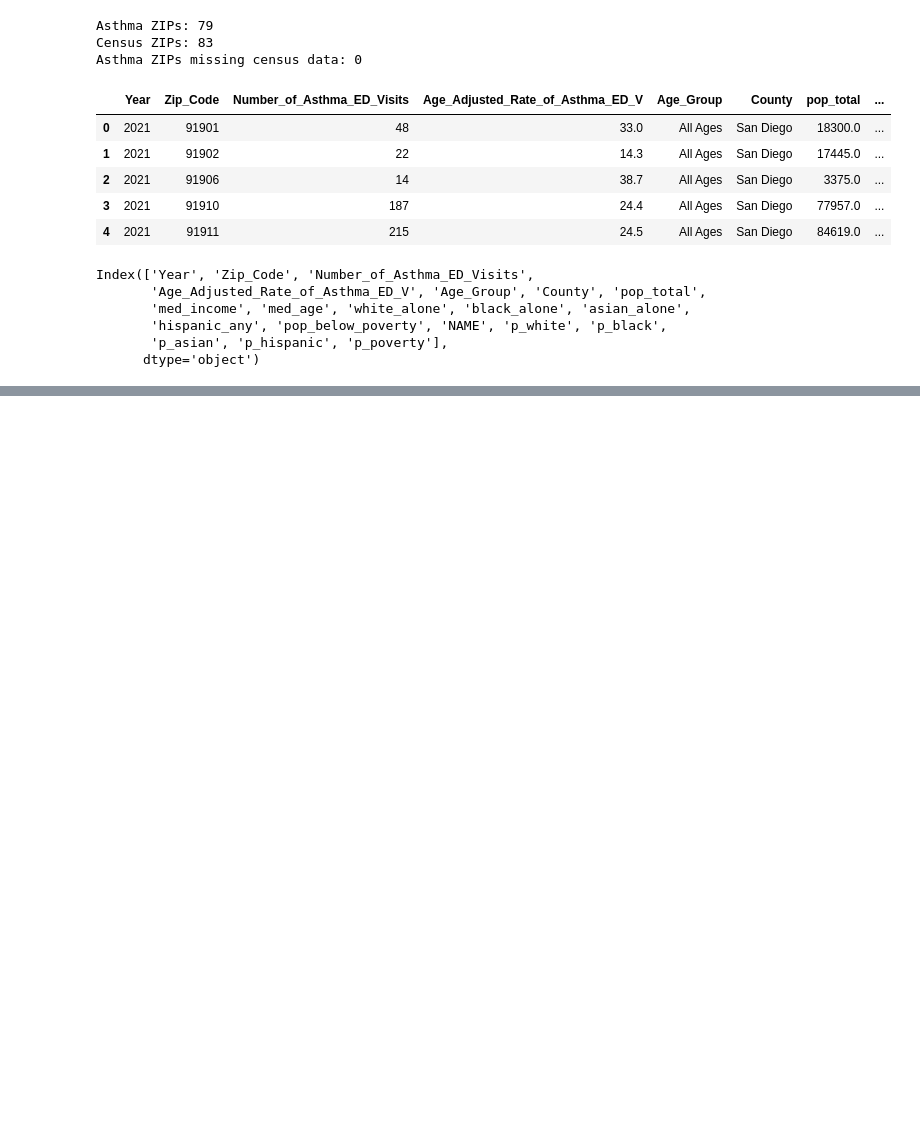
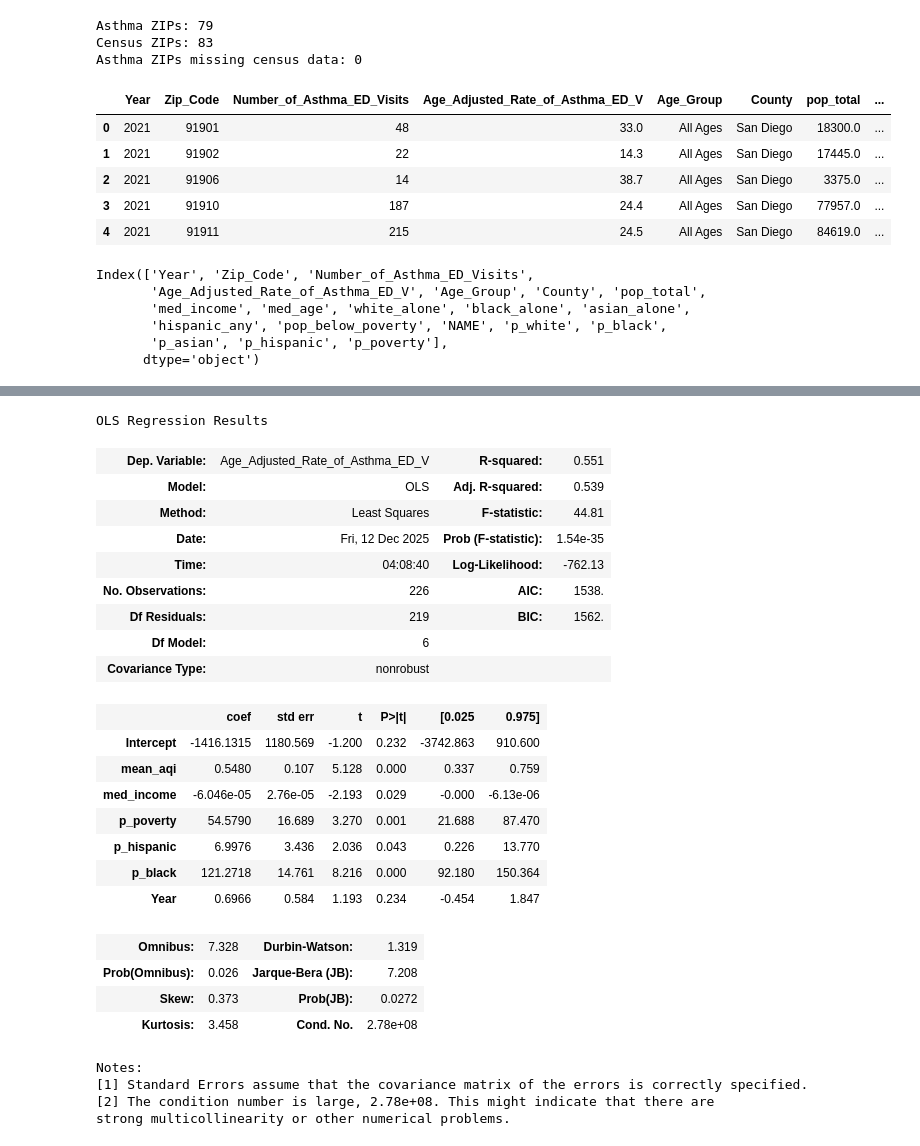
Before and after one commit to ikrvb1/Bridging-Air-Quality-and-Public-Health-in-San-Diego---DSC190, a Jupyter notebook: aqi_regression.ipynb, the cells around one changed output, grey strips where cells are left out. Saved outputs shown, nothing was run; the diff lists cells and outputs as text; code cells hidden in the pictures; blank space fills up the shorter version.

```diff
--- a/aqi_regression.ipynb
+++ b/aqi_regression.ipynb
@@ -372,0 +578,35 @@ Index(['Year', 'Zip_Code', 'Number_of_Asthma_ED_Visits',
+# %%
+
+model = smf.ols(
+    "Age_Adjusted_Rate_of_Asthma_ED_V ~ mean_aqi + med_income + p_poverty + p_hispanic + p_black + Year",
+    data=model_df
+).fit()
+
+model.summary()
+# %% [output]
+OLS Regression Results
+| Dep. Variable: | Age_Adjusted_Rate_of_Asthma_ED_V | R-squared: | 0.551 |
+| Model: | OLS | Adj. R-squared: | 0.539 |
+| Method: | Least Squares | F-statistic: | 44.81 |
+| Date: | Fri, 12 Dec 2025 | Prob (F-statistic): | 1.54e-35 |
+| Time: | 04:08:40 | Log-Likelihood: | -762.13 |
+| No. Observations: | 226 | AIC: | 1538. |
+| Df Residuals: | 219 | BIC: | 1562. |
+| Df Model: | 6 |  |  |
+| Covariance Type: | nonrobust |  |  |
+|  | coef | std err | t | P>|t| | [0.025 | 0.975] |
+| Intercept | -1416.1315 | 1180.569 | -1.200 | 0.232 | -3742.863 | 910.600 |
+| mean_aqi | 0.5480 | 0.107 | 5.128 | 0.000 | 0.337 | 0.759 |
+| med_income | -6.046e-05 | 2.76e-05 | -2.193 | 0.029 | -0.000 | -6.13e-06 |
+| p_poverty | 54.5790 | 16.689 | 3.270 | 0.001 | 21.688 | 87.470 |
+| p_hispanic | 6.9976 | 3.436 | 2.036 | 0.043 | 0.226 | 13.770 |
+| p_black | 121.2718 | 14.761 | 8.216 | 0.000 | 92.180 | 150.364 |
+| Year | 0.6966 | 0.584 | 1.193 | 0.234 | -0.454 | 1.847 |
+| Omnibus: | 7.328 | Durbin-Watson: | 1.319 |
+| Prob(Omnibus): | 0.026 | Jarque-Bera (JB): | 7.208 |
+| Skew: | 0.373 | Prob(JB): | 0.0272 |
+| Kurtosis: | 3.458 | Cond. No. | 2.78e+08 |
+Notes:
+[1] Standard Errors assume that the covariance matrix of the errors is correctly specified.
+[2] The condition number is large, 2.78e+08. This might indicate that there are
+strong multicollinearity or other numerical problems.
```
Also changed, not shown: parts of 20 cells of this notebook.
